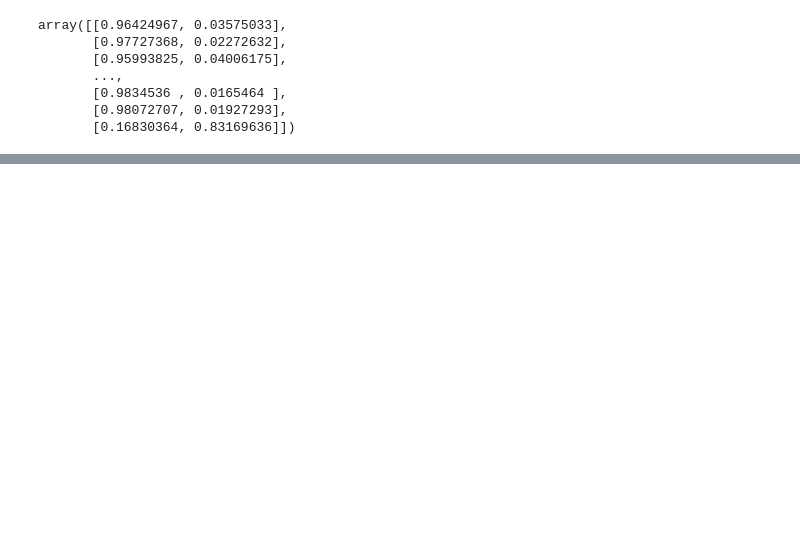
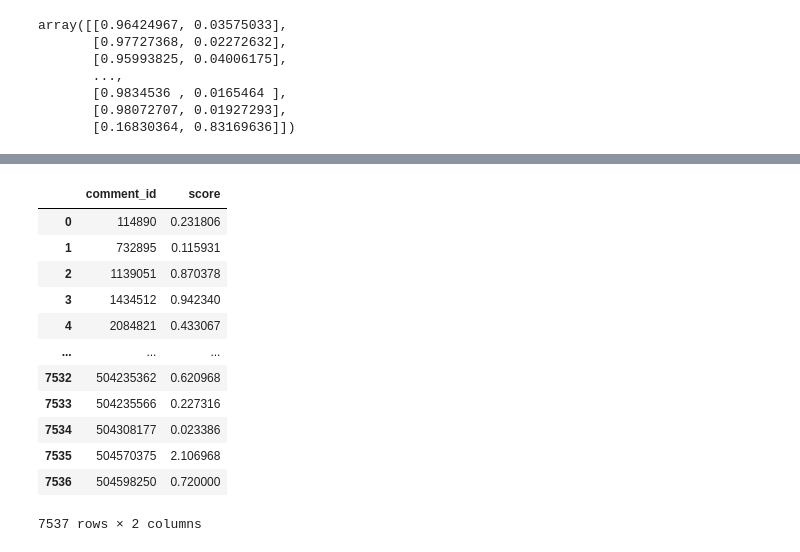
Before and after one commit to HahehaLing/Kaggle_ToxicityRater, a Jupyter notebook: offtheshelf.ipynb, the cells around one changed output, grey strips where cells are left out. Drawn from its saved outputs; the diff is of its cells as text; code cells hidden in the pictures; blank space fills up the shorter version.

```diff
--- a/offtheshelf.ipynb
+++ b/offtheshelf.ipynb
@@ -364,0 +438,17 @@ plt.hist(pred_more - pred_less) #ideally should not have anything below 0 or at
+# %%
+submission_df = com2score[['comment_id', 'score']]
+submission_df
+# %% [output]
+|  | comment_id | score |
+| 0 | 114890 | 0.231806 |
+| 1 | 732895 | 0.115931 |
+| 2 | 1139051 | 0.870378 |
+| 3 | 1434512 | 0.942340 |
+| 4 | 2084821 | 0.433067 |
+| ... | ... | ... |
+| 7532 | 504235362 | 0.620968 |
+| 7533 | 504235566 | 0.227316 |
+| 7534 | 504308177 | 0.023386 |
+| 7535 | 504570375 | 2.106968 |
+| 7536 | 504598250 | 0.720000 |
+7537 rows × 2 columns
```
Also changed, not shown: parts of 24 cells of this notebook, 1 other file.
